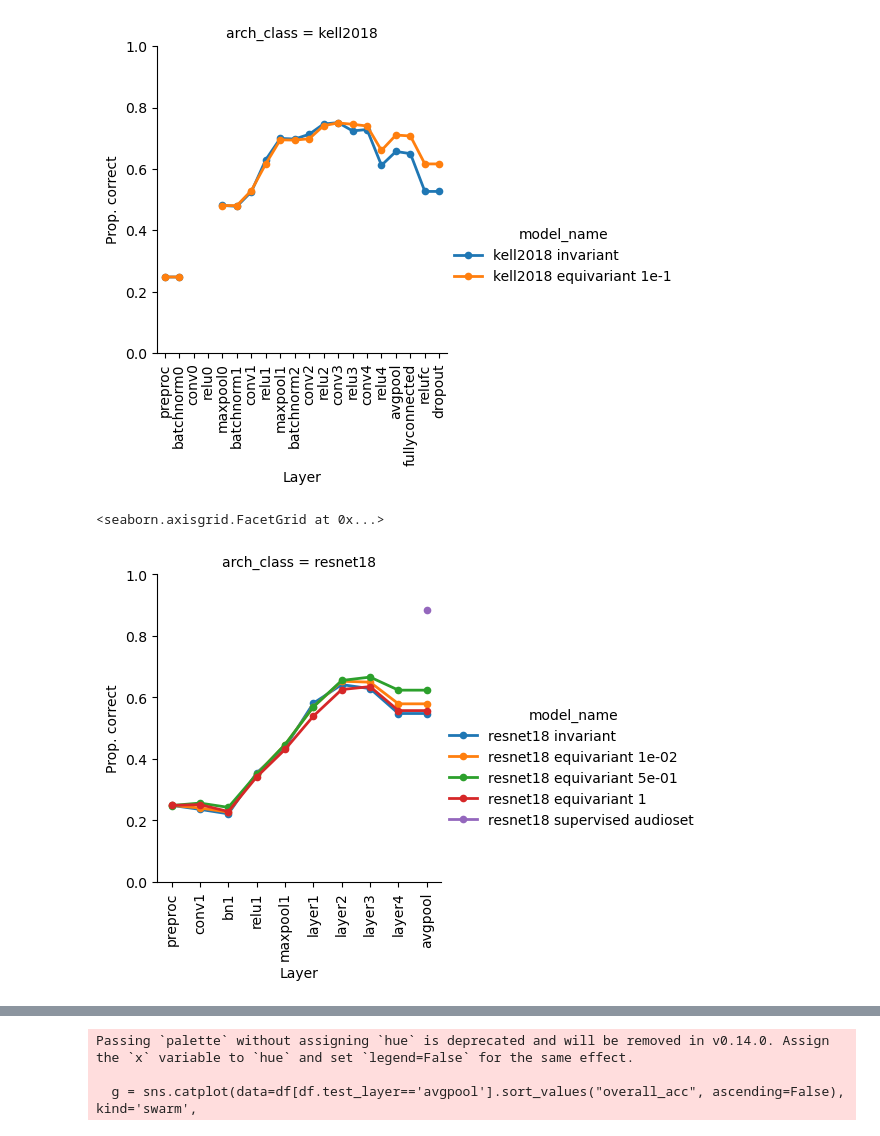
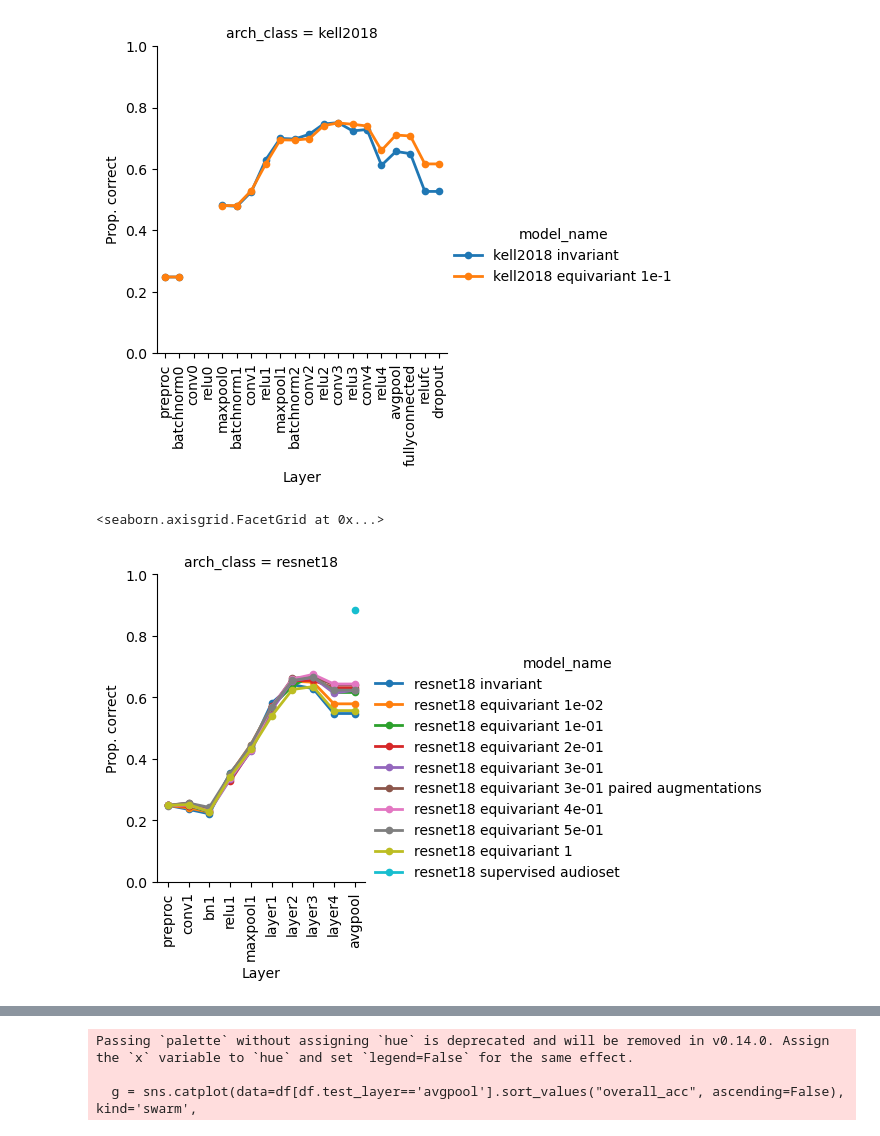
Before and after one commit to Feather-Lab/audio-ssl, a Jupyter notebook: notebooks/summarize_invar_v_equivar.ipynb, the cells around one changed output, grey strips where cells are left out. Drawn from its saved outputs; the diff is of its cells as text; code cells hidden in the pictures.

```diff
--- a/notebooks/summarize_invar_v_equivar.ipynb
+++ b/notebooks/summarize_invar_v_equivar.ipynb
@@ -104,8 +107,9 @@ for i, results_path in enumerate(all_model_results):
 
     if 'kell2018' in path_str:
         if 'eq_lmbda' in path_str:
-            if 'fixed_loss' not in path_str:
-                continue
+            if not path_str.startswith('kell2018'):
+                if 'fixed_loss' not in path_str:
+                    continue
 
     if 'projects' in str(results_path):
         continue
@@ -150,11 +165,14 @@ def format_model_str_word_task(path):
 
     eq_lmbda = ''
     if task == 'equivariant':
-        eq_lmbda = re.search(r'eq_lmbda_([-\d.e]+)', path_str).group(1)
+        eq_lmbda = ' ' + re.search(r'eq_lmbda_([-\d.e]+)', path_str).group(1)
 
     test_layer = path_str.split('task_')[-1].split('_')[0]
 
-    model_name = f"{arch} {task} {eq_lmbda}"
+    aug_str = ''
+    if 'resnet18' in path_str and not 'w_invar_aug' in path_str:
+        aug_str = ' paired augmentations'
+    model_name = f"{arch} {task}{eq_lmbda}{aug_str}"
     return model_name, arch, test_layer, eq_lmbda
 # %%
 path_to_word_results = Path("eval_jsin_results")
@@ -173,8 +191,9 @@ for i, results_path in enumerate(all_word_task_results):
 
     if 'kell2018' in path_str:
         if 'eq_lmbda' in path_str:
-            if 'fixed_loss' not in path_str:
-                continue
+            if not path_str.startswith('kell2018'):
+                if 'fixed_loss' not in path_str:
+                    continue
 
     if not any([layer in str(results_path) for layer in test_layers + resnet18_layer_order]):
         continue
@@ -238,21 +278,38 @@ g.set(ylim=(0, 1), ylabel='Prop. correct', xlabel='Layer')
 [figure]
 # %%
 hue_order = [
-              'resnet18 invariant ',
+              'resnet18 invariant',
               'resnet18 equivariant 1e-02',
+              'resnet18 equivariant 1e-01',
+              'resnet18 equivariant 2e-01',
+              'resnet18 equivariant 3e-01',
+              'resnet18 equivariant 3e-01 paired augmentations',
+              'resnet18 equivariant 4e-01',
               'resnet18 equivariant 5e-01',
               'resnet18 equivariant 1',
-              'resnet18 supervised audioset ']
+              'resnet18 supervised audioset']
+
+
+# hue_dict = {}
+# hue_dict['resnet18 invariant'] = 'k'
+# hue_dict['resnet18 supervised audioset'] = 'tab:orange'
+
+# equi_palette = sns.color_palette("crest", n_colors=len(hue_order[1:-1]))
+# equi_color_dict = dict(zip(hue_order[1:-1], equi_palette))
+
+# hue_dict = {**hue_dict, **equi_color_dict}
 
 g = sns.catplot(data=df[df.arch_class == 'resnet18'],
                 order=resnet18_layer_order,
                 kind='point', x='test_layer', y='overall_acc', col='arch_class',
-                  hue="model_name", hue_order=hue_order,
+                hue="model_name",
+                # palette=hue_dict,
+                hue_order=hue_order,
                  height=4, lw=2, ms=4)
 g.set_xticklabels(rotation=90)
 g.set(ylim=(0, 1), ylabel='Prop. correct', xlabel='Layer')
 # %% [output]
 <seaborn.axisgrid.FacetGrid at 0x...>
-[figure, old version]
+[figure, new version]
 # %%
 hue_order = [
```
Also changed, not shown: parts of 8 cells of this notebook, 15 other files.
